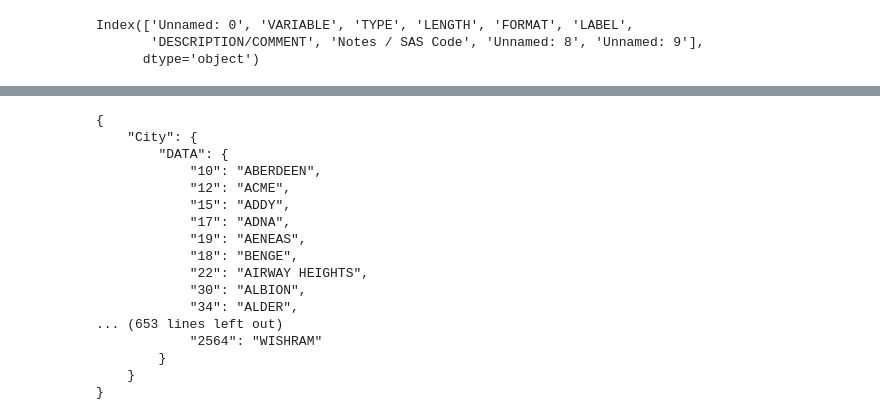
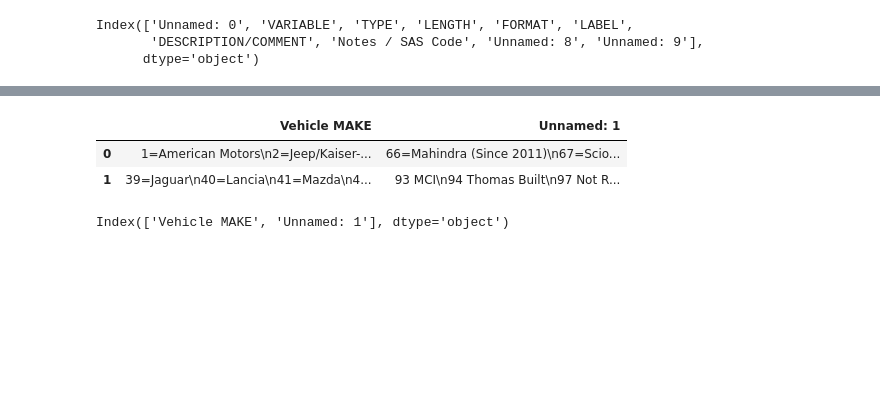
Before and after one commit to osullik/ic23050, a Jupyter notebook: DataDictionary.ipynb, the cells around one changed output, grey strips where cells are left out. Cells and saved outputs as stored; diff of their text form; code cells hidden in the pictures; blank space fills up the shorter version.

```diff
--- a/DataDictionary.ipynb
+++ b/DataDictionary.ipynb
@@ -573,22 +553,37 @@ Key Found 38
 # %%
 json_Table4 = json.dumps(dataDict_Table4, indent = 4)
-
-print(json_Table4)
-# %% [output]
-{
-    "City": {
-        "DATA": {
-            "10": "ABERDEEN",
-            "12": "ACME",
-            "15": "ADDY",
-            "17": "ADNA",
-            "19": "AENEAS",
-            "18": "BENGE",
-            "22": "AIRWAY HEIGHTS",
-            "30": "ALBION",
-            "34": "ALDER",
-... (653 lines left out)
-            "2564": "WISHRAM"
-        }
-    }
-}
+# %%
+#Extract the messy table data from the TABLES5 Sheet
+  #(Manual inspection used to determine the cut points for the DFs)
+Tables5 = pd.read_excel(DD, 'Tables5')
+
+Tables5
+# %% [output]
+|  | Vehicle MAKE | Unnamed: 1 |
+| 0 | 1=American Motors\n2=Jeep/Kaiser-... | 66=Mahindra (Since 2011)\n67=Scio... |
+| 1 | 39=Jaguar\n40=Lancia\n41=Mazda\n4... | 93 MCI\n94 Thomas Built\n97 Not R... |
+# %%
+#Parse out the Vehicle Make Numbering System from Tables5
+dataDict_Table5 = defaultdict(dict)                  #Build the Data Dictionary
+                                                      #For all Table 3
+
+print(Tables5.columns)
+
+dataDict_Table5["Vehicle_Make"]["DATA"] = {}  #Create Keys for VM
+vm_flattenedList = []
+
+for idx, series in Tables5.iterrows():
+
+  vm_desc1 = series['Vehicle MAKE']
+  vm_desc2 = series['Unnamed: 1']
+
+  kvPairList1 = getKVPairs(vm_desc1)                 #Get list (K,V) tuples for DATA
+  kvPairList2 = getKVPairs(vm_desc2)
+
+  vm_flattenedList += flattenLists(kvPairList1)     #Flatten into a list of tuples
+  vm_flattenedList += flattenLists(kvPairList2)
+
+for tup in vm_flattenedList:                       #Build the dictionary from tuples
+  dataDict_Table5["Vehicle_Make"]["DATA"][tup[0]] = tup[1]
+# %% [output]
+Index(['Vehicle MAKE', 'Unnamed: 1'], dtype='object')
```
Also changed, not shown: parts of 3 cells of this notebook.
